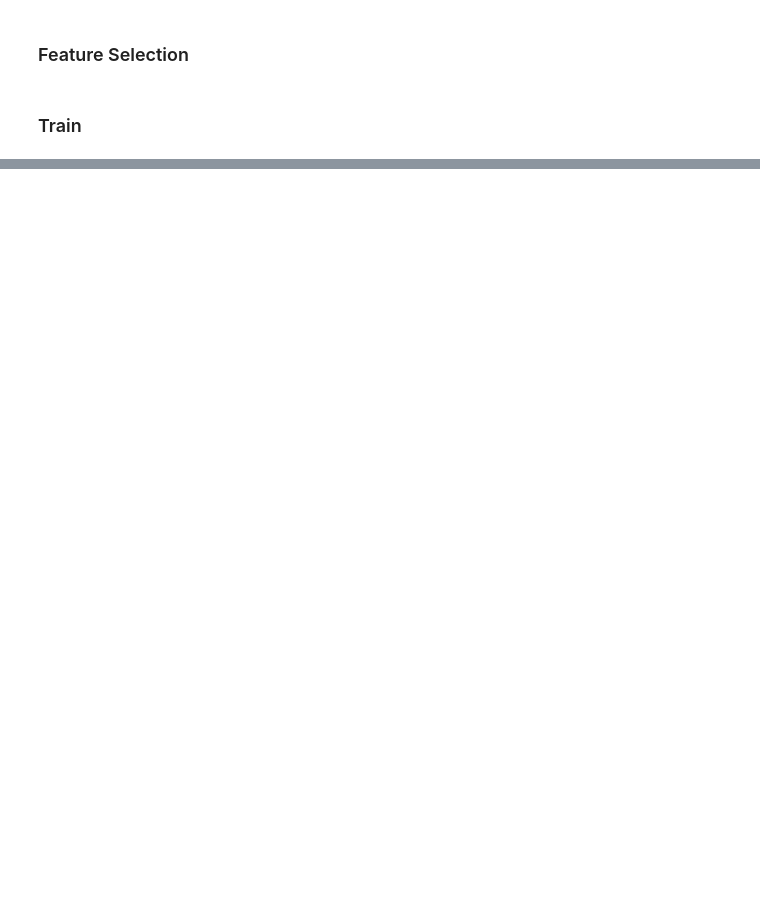
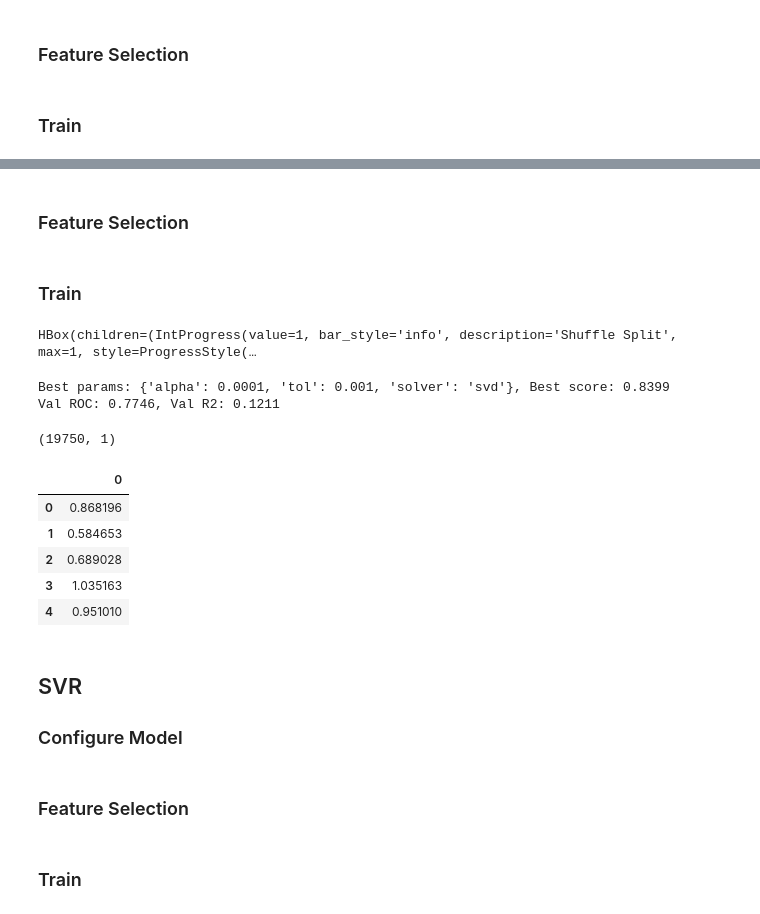
Before and after one commit to AidanCooper/data-science-competitions, a Jupyter notebook: DontOverfit/DontOverfit.ipynb, the cells around one changed output, grey strips where cells are left out. Saved outputs shown, nothing was run; the diff lists cells and outputs as text; code cells hidden in the pictures; blank space fills up the shorter version.

```diff
--- a/DontOverfit/DontOverfit.ipynb
+++ b/DontOverfit/DontOverfit.ipynb
@@ -197,0 +219,2 @@ predictions.head()
+# %% [markdown]
+### Feature Selection
@@ -197,0 +224,65 @@ predictions.head()
+# %% [markdown]
+### Train
+# %%
+predictions = pd.DataFrame()
+counter = 0
+n_splits = 20
+start = time()
+
+for train_index, val_index in tqdm_notebook(
+    StratifiedShuffleSplit(n_splits=n_splits, test_size=0.35, random_state=888).split(train_X, train_y),
+    desc='Shuffle Split'):
+        X, val_X = train_data[train_index], train_data[val_index]
+        y, val_y = train_y[train_index], train_y[val_index]
+
+        # find the best features for this data
+        feature_selector.fit(X, y)
+        # remove irrelevant features
+        X_important_features = feature_selector.transform(X)
+        val_X_important_features = feature_selector.transform(val_X)
+        test_important_features = feature_selector.transform(test_data)
+
+        # run grid search
+        grid_search = GridSearchCV(feature_selector.estimator_, param_grid=param_grid, verbose=0,
+                                   scoring=roc_auc_scorer, cv=20)
+        grid_search.fit(X_important_features, y)
+
+        # score
+        val_y_pred = grid_search.best_estimator_.predict(val_X_important_features)
+        val_mse = mean_squared_error(val_y, val_y_pred)
+        val_mae = mean_absolute_error(val_y, val_y_pred)
+        val_roc = roc_auc_score(val_y, val_y_pred)
+        val_cos = cosine_similarity(val_y.values.reshape(1, -1), val_y_pred.reshape(1, -1))[0][0]
+        val_dst = euclidean_distances(val_y.values.reshape(1, -1), val_y_pred.reshape(1, -1))[0][0]
+        val_r2 = r2_score(val_y, val_y_pred)
+
+        # save predictions for models that meet a minimum threshold
+        # recommended threshold is 0.185
+        if val_r2 > 0.12:
+            print("Best params: {}, Best score: {:.4f}".format(
+                grid_search.best_params_, grid_search.best_score_))
+            print("Val ROC: {:.4f}, Val R2: {:.4f}\n".format(val_roc, val_r2))
+            prediction = grid_search.best_estimator_.predict(test_important_features)
+            predictions = pd.concat([predictions, pd.DataFrame(prediction)], axis=1)
+        else:
+            pass
+# %% [output]
+HBox(children=(IntProgress(value=1, bar_style='info', description='Shuffle Split', max=1, style=ProgressStyle(…
+Best params: {'alpha': 0.0001, 'tol': 0.001, 'solver': 'svd'}, Best score: 0.8399
+Val ROC: 0.7746, Val R2: 0.1211
+# %%
+predictions_ridge = predictions.copy()
+print(predictions.shape)
+predictions.head()
+# %% [output]
+(19750, 1)
+|  | 0 |
+| 0 | 0.868196 |
+| 1 | 0.584653 |
+| 2 | 0.689028 |
+| 3 | 1.035163 |
+| 4 | 0.951010 |
+# %% [markdown]
+## SVR
+
+### Configure Model
@@ -197,0 +296,2 @@ predictions.head()
+# %% [markdown]
+### Feature Selection
@@ -197,0 +301,2 @@ predictions.head()
+# %% [markdown]
+### Train
```
Also changed, not shown: parts of 25 cells of this notebook.
